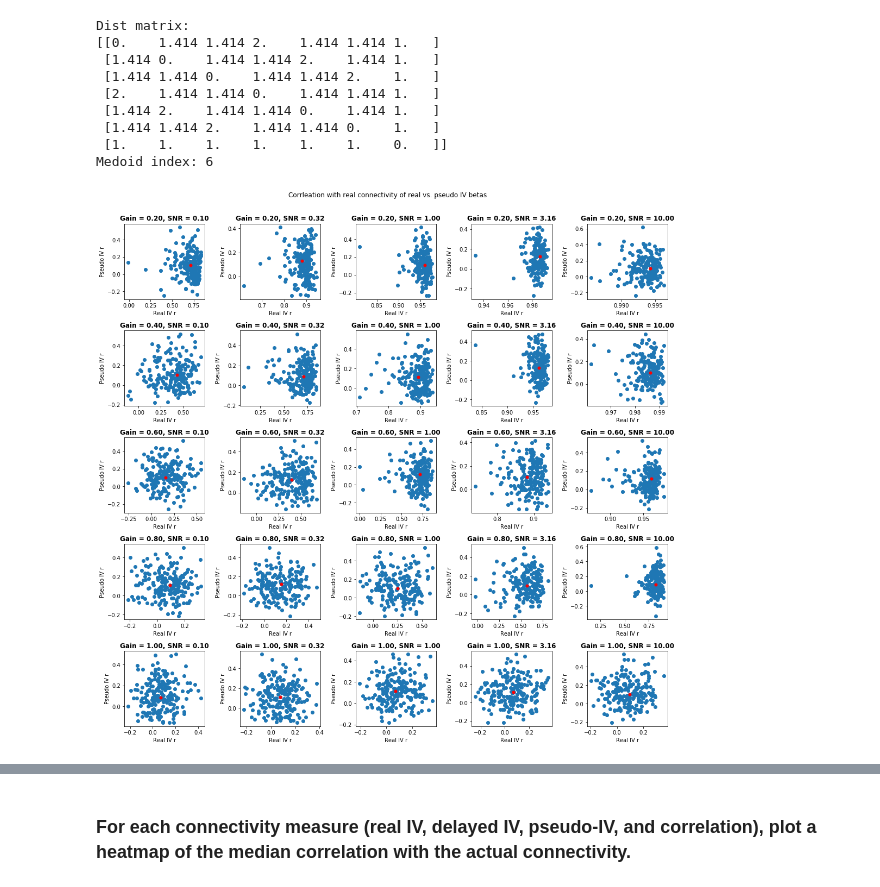
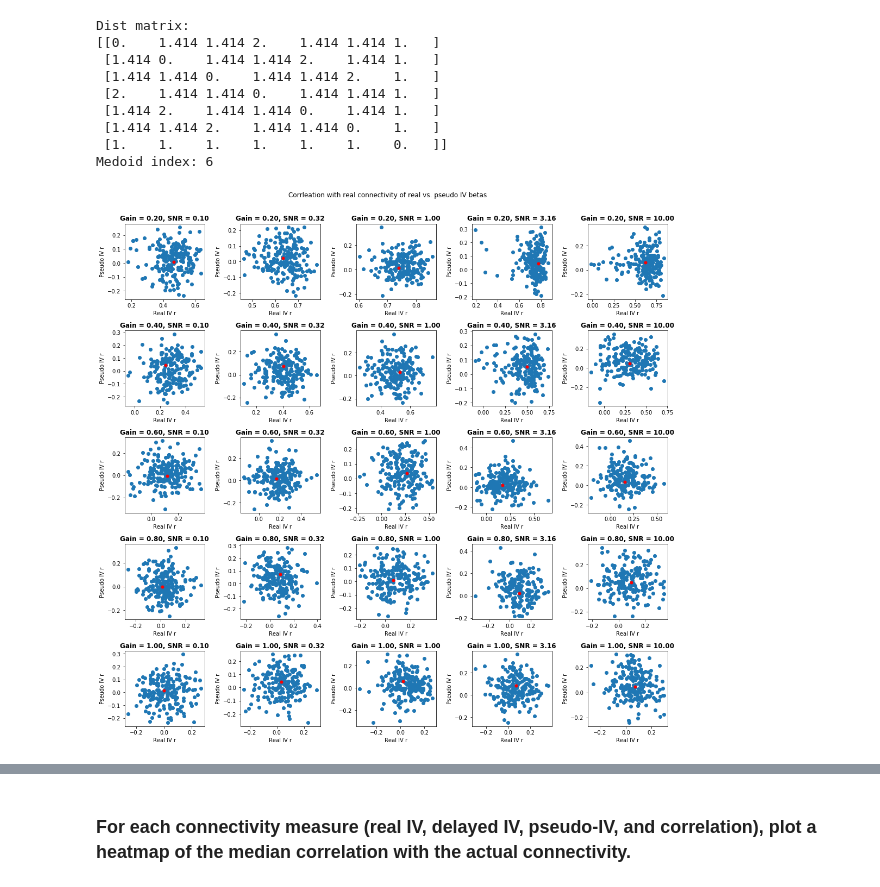
Before and after one commit to KordingLab/fmri-iv, a Jupyter notebook: code/multi_network_sim_test.ipynb, the cells around one changed output, grey strips where cells are left out. Drawn from its saved outputs; the diff is of its cells as text; code cells hidden in the pictures.

```diff
--- a/code/multi_network_sim_test.ipynb
+++ b/code/multi_network_sim_test.ipynb
@@ -35,9 +35,10 @@ import contextlib
 # %%
 n_regions = 10
 n_trials = 200
-n_time = 10000
+n_time = 1000
 
 iv_prob = 0.025
 
 gains = np.arange(0.05, 1.05, 0.05)
 snrs = np.logspace(-1, 1, 9)
+steps_per_time = [1, 10]
@@ -252,35 +279,46 @@ Dist matrix:
  [1.414 1.414 2.    1.414 1.414 0.    1.   ]
  [1.    1.    1.    1.    1.    1.    0.   ]]
 Medoid index: 6
+# %%
+# Get indices of medoid runs, given all methods
+medoid_inds = np.ndarray((len(gains), len(snrs), len(steps_per_time)), dtype=int)
+
+with np.load(result_file) as iv_rs:
+    for i in range(len(gains)):
+        for j in range(len(snrs)):
+            for k in range(len(steps_per_time)):
+
+                all_rs = np.ndarray((n_trials, len(methods)))
+                for m, method in enumerate(methods.keys()):
+                    all_rs[:, m] = iv_rs[method][i, j, k, :]
+
+                medoid_inds[i, j, k] = get_medoid_ind(all_rs)
 # %%
-fig, axes = plt.subplots(len(gains_to_plot), len(snrs_to_plot), figsize=(15, 15))
+fig, axes = plt.subplots(len(gain_inds_to_plot), len(snr_inds_to_plot), figsize=(15, 15))
 
 fig.suptitle('Corrleation with real connectivity of real vs. pseudo IV betas')
 
-def scatter_real_pseudo_r(ax, gain, snr, open_file=None):
+def scatter_real_pseudo_r(ax, gain_i, snr_i, steps_i, open_file=None):
     with contextlib.nullcontext(open_file) if open_file else np.load(result_file) as iv_rs:
 
-        real_rs = iv_rs['real'][gains == gain, snrs == snr, :].reshape((-1, 1))
-        pseudo_rs = iv_rs['pseudo'][gains == gain, snrs == snr, :].reshape((-1, 1))
+        real_rs = iv_rs['real'][gain_i, snr_i, steps_i, :]
+        pseudo_rs = iv_rs['pseudo'][gain_i, snr_i, steps_i, :]
 
-        ax.plot(real_rs.flatten(), pseudo_rs.flatten(), 'o')
+        ax.plot(real_rs, pseudo_rs, 'o')
 
-        medoid_ind = get_medoid_ind(np.hstack((real_rs, pseudo_rs)))
-        ax.plot(real_rs[medoid_ind, 0], pseudo_rs[medoid_ind, 0], 'ro', markersize=5)
+        mind = medoid_inds[gain_i, snr_i, steps_i]
+        ax.plot(real_rs[mind], pseudo_rs[mind], 'ro', markersize=5)
 
         ax.set_xlabel('Real IV r')
         ax.set_ylabel('Pseudo IV r')
-        ax.set_title('Gain = {:.2f}, SNR = {:.2f}'.format(gain, snr), weight='bold')
+        ax.set_title('Gain = {:.2f}, SNR = {:.2f}'.format(gains[gain_i], snrs[snr_i]), weight='bold')
 
-        return medoid_ind
-
-medoid_inds = np.ndarray((len(gains_to_plot), len(snrs_to_plot)), dtype=int)
 with np.load(result_file) as open_file:
-    for i, gain in enumerate(gains_to_plot):
-        for j, snr in enumerate(snrs_to_plot):
-            medoid_inds[i, j] = scatter_real_pseudo_r(axes[i, j], gain, snr, open_file)
+    for i, gain_i in enumerate(gain_inds_to_plot):
+        for j, snr_i in enumerate(snr_inds_to_plot):
+            scatter_real_pseudo_r(axes[i, j], gain_i, snr_i, 0, open_file)
 
 fig.tight_layout(rect=[0, 0.03, 1, 0.95])
 plt.draw()
 # %% [output]
-[figure, old version]
+[figure, new version]
```
Also changed, not shown: parts of 11 cells of this notebook, 5 other files.
